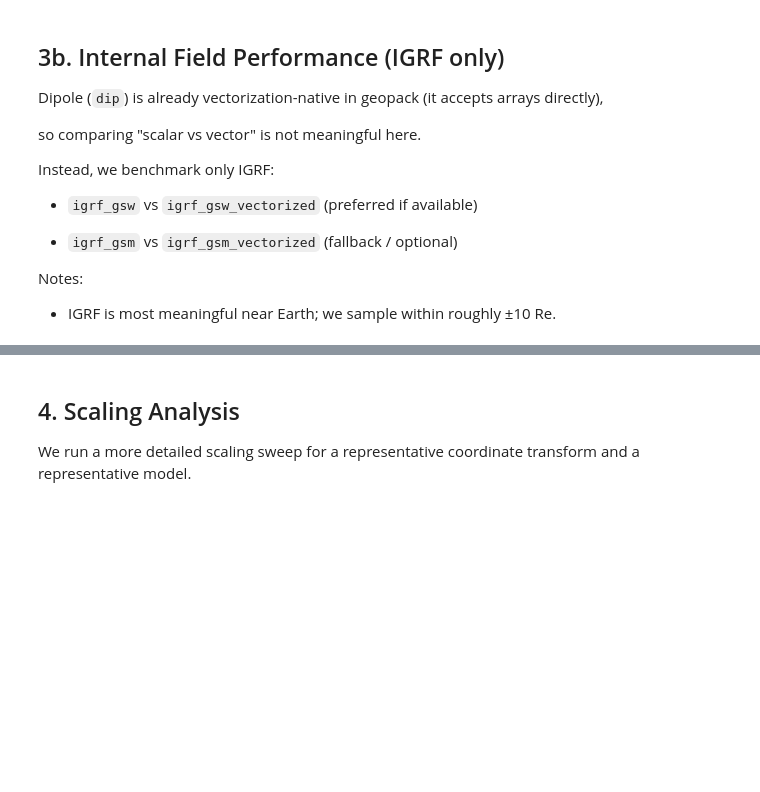
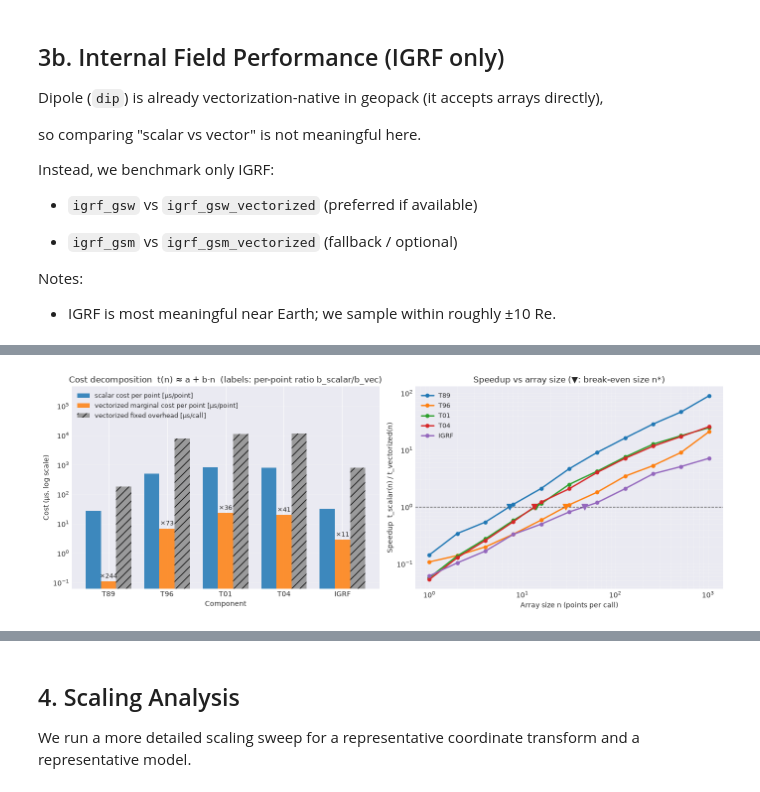
Before and after one commit to Butadiene/Mageometry, a Jupyter notebook: examples/notebooks/03_performance_comparison.ipynb, the cells around one changed output, grey strips where cells are left out. Saved outputs shown, nothing was run; the diff lists cells and outputs as text; code cells hidden in the pictures; blank space fills up the shorter version.

```diff
--- a/examples/notebooks/03_performance_comparison.ipynb
+++ b/examples/notebooks/03_performance_comparison.ipynb
@@ -546,0 +763,48 @@ IGRF_GSM      10000       1.6075       0.0950      16.9x           105288  (scal
+# %%
+# Figure: cost decomposition t(n) ~ a + b*n and break-even array size
+fig, (ax1, ax2) = plt.subplots(1, 2, figsize=(14, 5))
+
+# (a) decomposition: scalar per-point cost vs vectorized marginal cost and overhead
+xpos = np.arange(len(decomp_comps))
+w = 0.26
+b_s = np.array([decomp_results[c]["b_scalar"] for c in decomp_comps]) * 1e6
+b_v = np.array([decomp_results[c]["b_vector"] for c in decomp_comps]) * 1e6
+a_v = np.array([decomp_results[c]["a_vector"] for c in decomp_comps]) * 1e6
+ax1.bar(xpos - w, b_s, w, alpha=0.85, label="scalar cost per point [µs/point]")
+ax1.bar(xpos, b_v, w, alpha=0.85, label="vectorized marginal cost per point [µs/point]")
+ax1.bar(xpos + w, a_v, w, alpha=0.85, color="0.55", hatch="//",
+        label="vectorized fixed overhead [µs/call]")
+for i in range(len(decomp_comps)):
+    ax1.annotate(f"×{b_s[i]/b_v[i]:.0f}", (xpos[i], b_v[i] * 1.15),
+                 ha="center", va="bottom", fontsize=9)
+ax1.set_yscale("log")
+ax1.set_xticks(xpos)
+ax1.set_xticklabels(decomp_comps)
+ax1.set_xlabel("Component")
+ax1.set_ylabel("Cost (µs, log scale)")
+ax1.set_title("Cost decomposition  t(n) ≈ a + b·n  (labels: per-point ratio b_scalar/b_vec)")
+ax1.set_ylim(top=max(a_v.max(), b_s.max()) * 40)
+ax1.legend(fontsize=9, loc="upper left")
+ax1.grid(True, alpha=0.3, axis="y")
+
+# (b) speedup vs array size with break-even markers
+for c in decomp_comps:
+    rows = decomp_results[c]["rows"]
+    n = np.array([r["n"] for r in rows], dtype=float)
+    sp = np.array([r["scalar_s"] / r["vector_s"] for r in rows])
+    col = decomp_colors[c]
+    ax2.loglog(n, sp, "o-", color=col, linewidth=2, markersize=5, label=c)
+    nc = decomp_results[c]["n_cross"]
+    if np.isfinite(nc):
+        ax2.plot([nc], [1.0], marker="v", color=col, markersize=9, zorder=5)
+ax2.axhline(1.0, color="0.35", linestyle="--", linewidth=1)
+ax2.set_xlabel("Array size n (points per call)")
+ax2.set_ylabel("Speedup  t_scalar(n) / t_vectorized(n)")
+ax2.set_title("Speedup vs array size (▼: break-even size n*)")
+ax2.legend(fontsize=9)
+ax2.grid(True, alpha=0.3, which="both")
+
+plt.tight_layout()
+plt.show()
+# %% [output]
+[figure, added]
```
Also changed, not shown: parts of 14 cells of this notebook.
